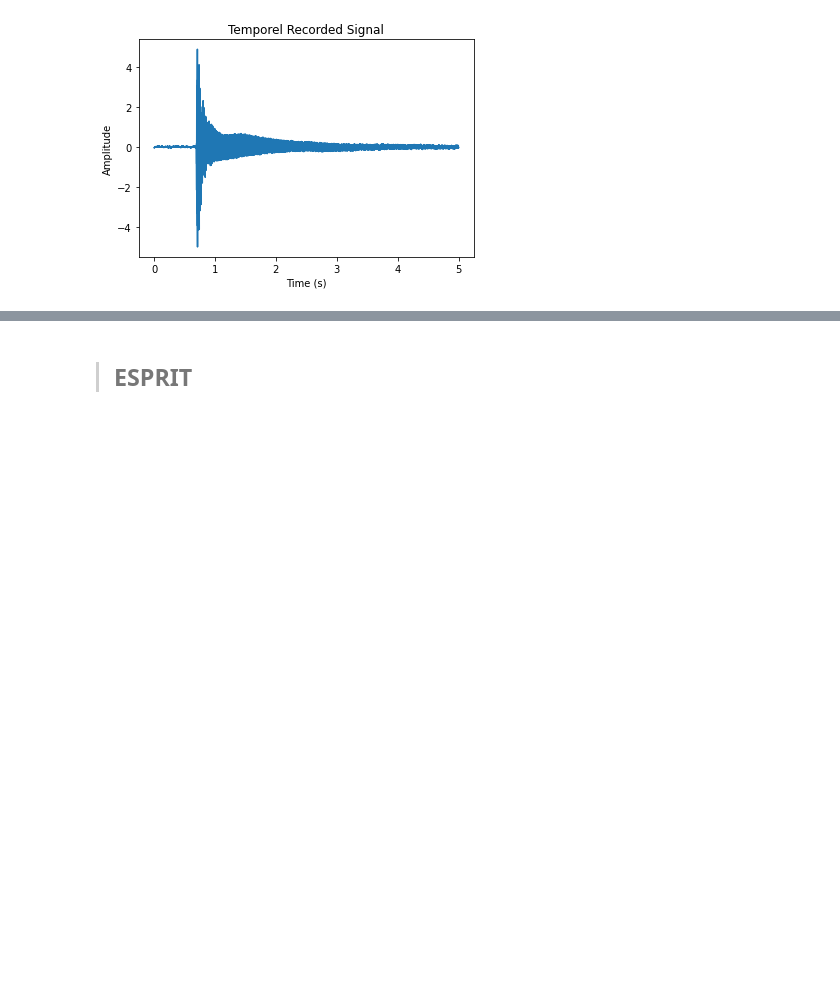
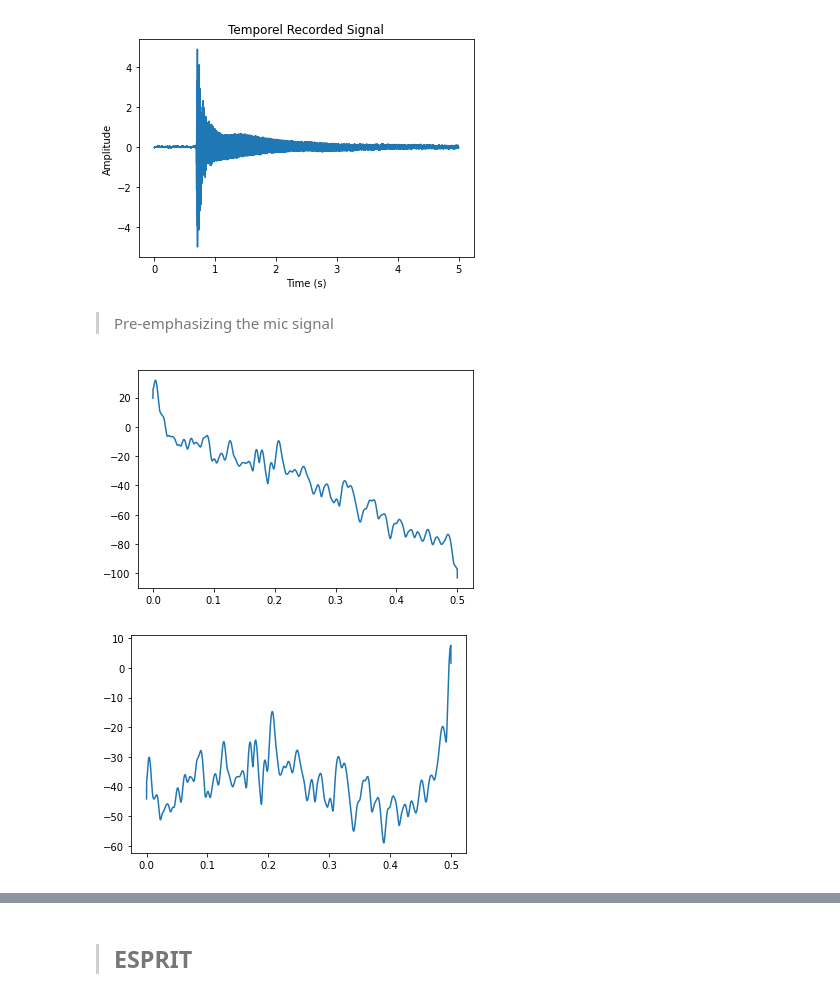
Before and after one commit to piptouque/atiam_pam_hrparam, a Jupyter notebook: source/hr_roy.ipynb, the cells around one changed output, grey strips where cells are left out. Drawn from its saved outputs; the diff is of its cells as text; code cells hidden in the pictures; blank space fills up the shorter version.

```diff
--- a/source/hr_roy.ipynb
+++ b/source/hr_roy.ipynb
@@ -462,3 +476,18 @@ plt.show()
 fs_mic = int(1/(times[1]-times[0]))
 
 sd.play(mic[35000:], fs_mic)
+# %% [markdown]
+> Pre-emphasizing the mic signal
+# %%
+mic_pre, freq_pre, PSD_mic, PSD_mic_pre = preemphasize(mic[35000:70000])
+
+plt.figure()
+plt.plot(freq_pre, 20*np.log10((PSD_mic)), label = 'PSD of signal')
+plt.show()
+
+plt.figure()
+plt.plot(freq_pre, 20*np.log10((PSD_mic_pre)), label = 'PSD of signal')
+plt.show()
+# %% [output]
+[figure, added]
+[figure, added]
```
Also changed, not shown: parts of 16 cells of this notebook.
